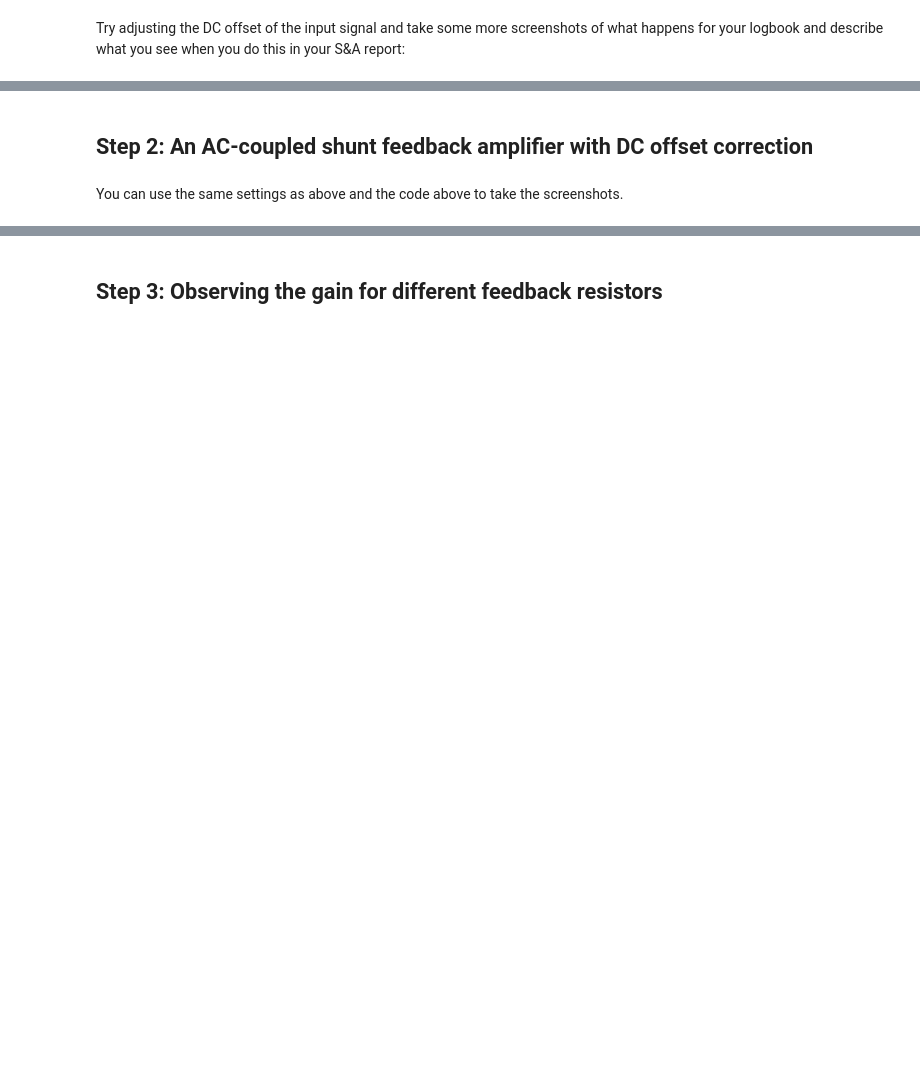
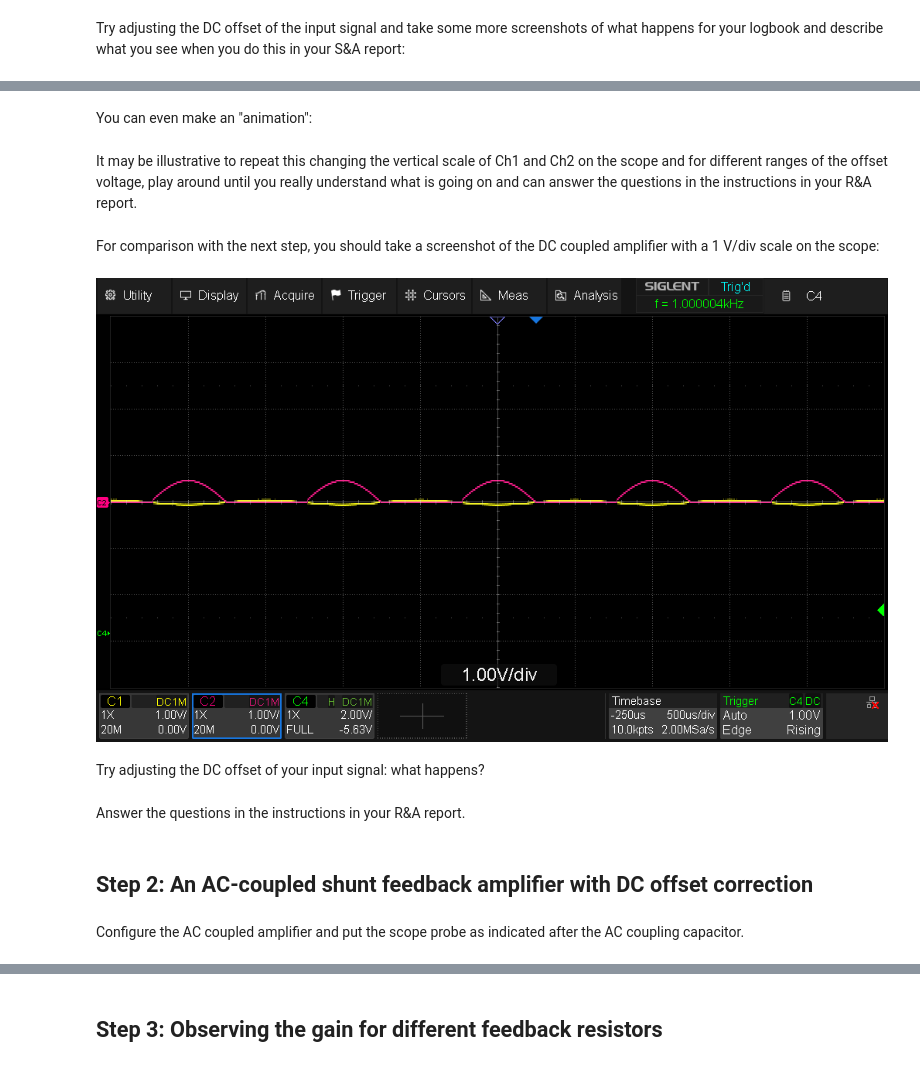
Before and after one commit to SHoogeman/Snaar-Proef, a Jupyter notebook: lab session notebooks/TN2211 Session 09.ipynb, the cells around one changed output, grey strips where cells are left out. Drawn from its saved outputs; the diff is of its cells as text; code cells hidden in the pictures; blank space fills up the shorter version.

```diff
--- a/lab session notebooks/TN2211 Session 09.ipynb
+++ b/lab session notebooks/TN2211 Session 09.ipynb
@@ -77,4 +81,4 @@ scope.get_screenshot()
 # %% [markdown]
 Try adjusting the DC offset of the input signal and take some more screenshots of what happens for your logbook and describe what you see when you do this in your S&A report:
 # %%
-gen.set_offset(1,10e-3)
+gen.set_offset(1,40e-3)
@@ -81,2 +87,38 @@ gen.set_offset(1,10e-3)
 # %%
-gen.set_offset(1,-10e-3)
+gen.set_offset(1,-80e-3)
+# %% [markdown]
+You can even make an "animation":
+# %%
+# A good start
+
+voff_max = 100e-3 ; voff_min = -100e-3
+scope.write("CHAN1:SCAL 0.2")
+scope.write("CHAN2:SCAL 0.2")
+gen.set_offset(1,voff_max)
+time.sleep(2) # for dramatic effect
+
+# Another option, bigger steps and tweaked ranges on scope channels
+# Comment / uncomment it by selecting the code lines and using control (or mac command) + "/"
+
+# voff_max = 600e-3 ; voff_min = -600e-3
+# scope.write("CHAN1:SCAL 2")
+# scope.write("CHAN2:SCAL 0.2") # note different vertical scale now on input
+# gen.set_offset(1,voff_max)
+# time.sleep(2)
+
+for voff in np.linspace(voff_max,voff_min,60):
+    gen.set_offset(1,voff)
+    time.sleep(0.1)
+# %% [markdown]
+It may be illustrative to repeat this changing the vertical scale of Ch1 and Ch2 on the scope and for different ranges of the offset voltage, play around until you really understand what is going on and can answer the questions in the instructions in your R&A report.
+# %% [markdown]
+For comparison with the next step, you should take a screenshot of the DC coupled amplifier with a 1 V/div scale on the scope:
+# %%
+gen.set_offset(1,0)
+scope.write("CHAN1:SCAL 1")
+scope.write("CHAN2:SCAL 1")
+scope.get_screenshot()
+# %% [output]
+[figure, added]
+# %% [markdown]
+Try adjusting the DC offset of your input signal: what happens?
@@ -83,4 +128,6 @@ gen.set_offset(1,-10e-3)
+# %% [markdown]
+Answer the questions in the instructions in your R&A report.
 # %% [markdown]
 ## Step 2: An AC-coupled shunt feedback amplifier with DC offset correction
 # %% [markdown]
-You can use the same settings as above and the code above to take the screenshots.
+Configure the AC coupled amplifier and put the scope probe as indicated after the AC coupling capacitor.
```
Also changed, not shown: parts of 30 cells of this notebook.
